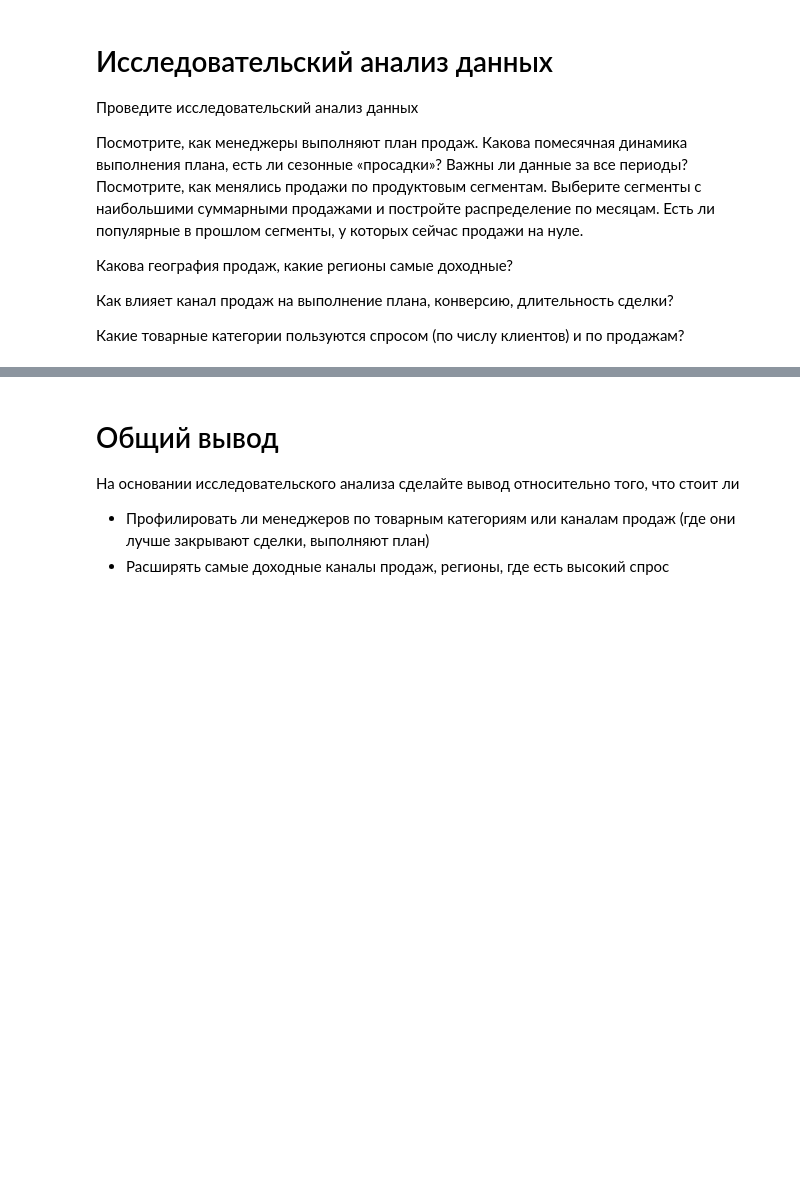
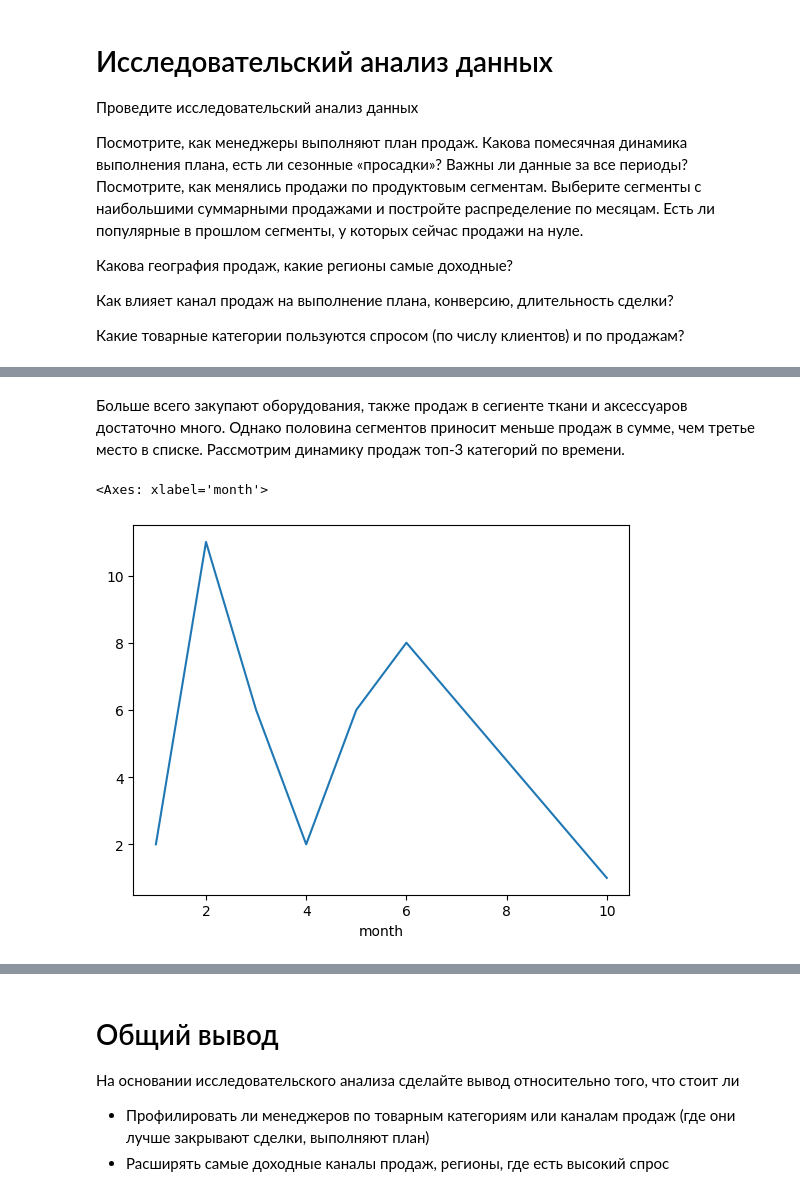
Before and after one commit to RayKoltner/datascience, a Jupyter notebook: Итоговый_проект_Кувшинов.ipynb, the cells around one changed output, grey strips where cells are left out. Drawn from its saved outputs; the diff is of its cells as text; code cells hidden in the pictures; blank space fills up the shorter version.

```diff
--- a/Итоговый_проект_Кувшинов.ipynb
+++ b/Итоговый_проект_Кувшинов.ipynb
@@ -97,0 +268,7 @@ data = data.set_axis(labels = ["id",
+# %% [markdown]
+Больше всего закупают оборудования, также продаж в сегиенте ткани и аксессуаров достаточно много. Однако половина сегментов приносит меньше продаж в сумме, чем третье место в списке. Рассмотрим динамику продаж топ-3 категорий по времени.
+# %%
+complete_deals[complete_deals['category'] == "Оборудование"].groupby('month')['status'].count().plot()
+# %% [output]
+<Axes: xlabel='month'>
+[figure, added]
```
Also changed, not shown: parts of 39 cells of this notebook.
